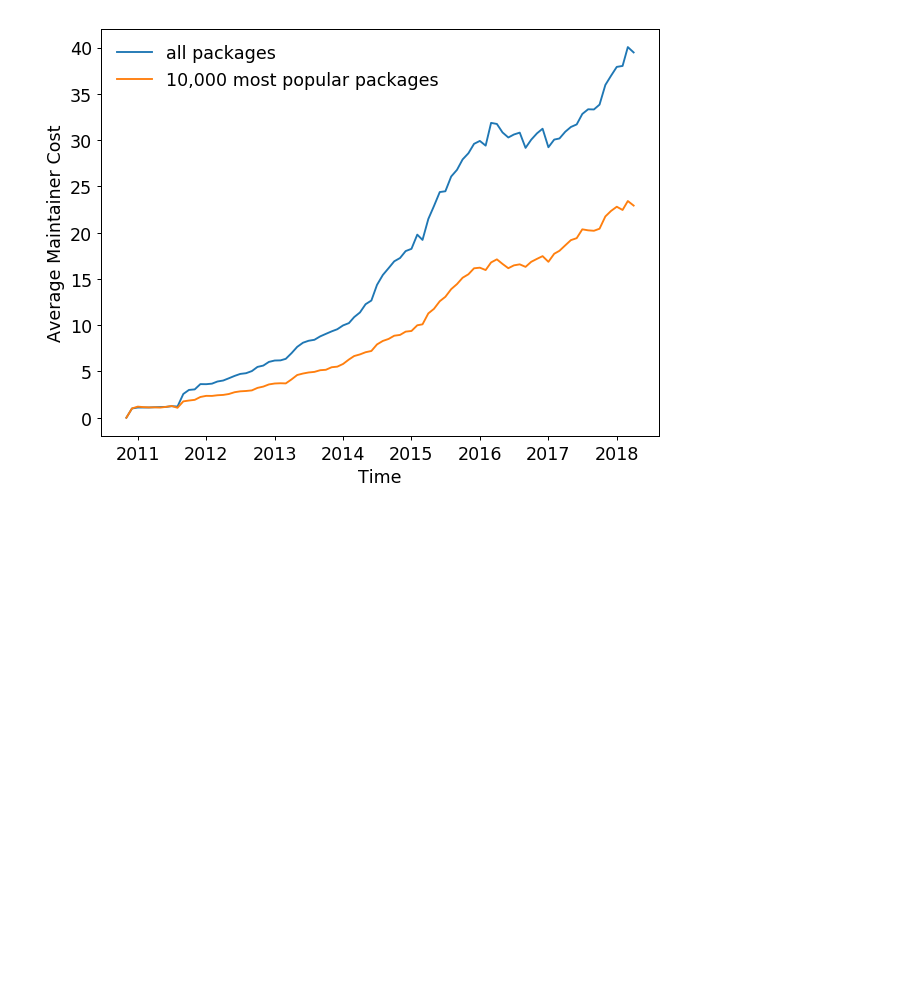
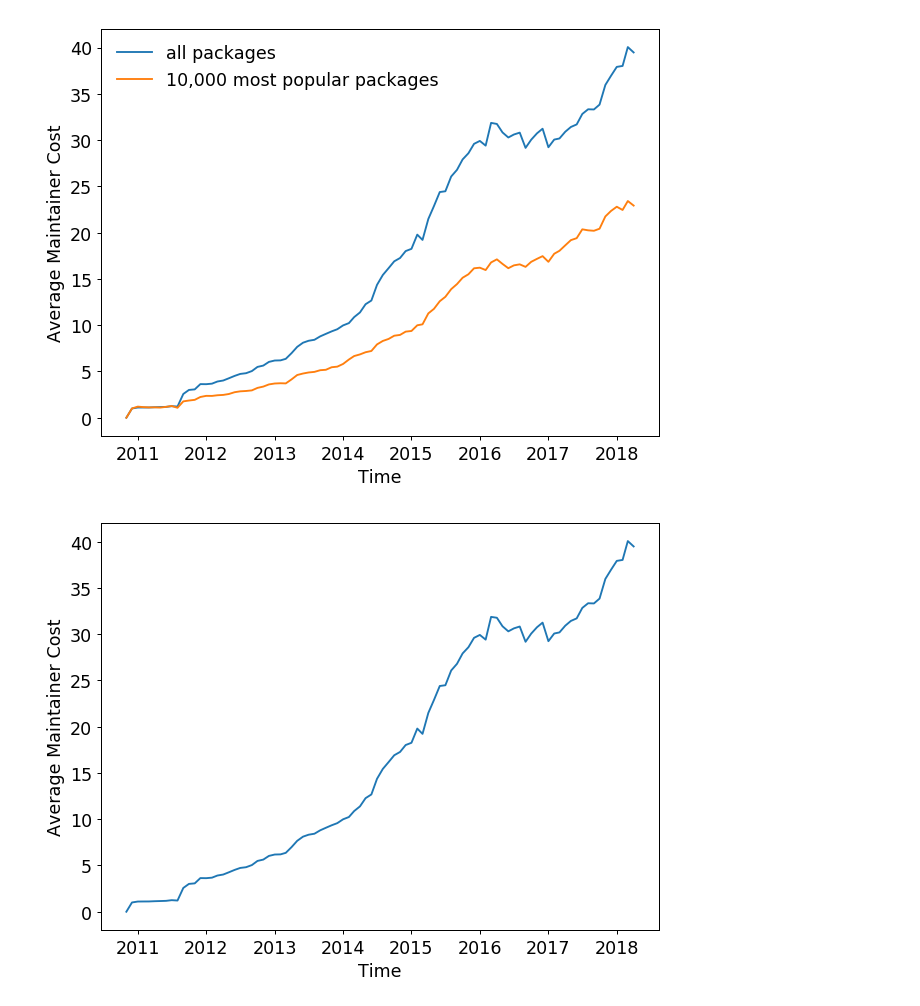
Before and after one commit to markuszm/npm-analysis, a Jupyter notebook: jupyterlab/graphs/MaintainerCost.ipynb, the cells around one changed output. Saved outputs shown, nothing was run; the diff lists cells and outputs as text; code cells hidden in the pictures; blank space fills up the shorter version.

```diff
--- a/jupyterlab/graphs/MaintainerCost.ipynb
+++ b/jupyterlab/graphs/MaintainerCost.ipynb
@@ -43,3 +100,26 @@ plt.legend(loc='best', frameon=False)
 plt.savefig("average_maintainer_cost.png")
 # %% [output]
 [figure]
+# %%
+import pandas as pd
+import matplotlib.pyplot as plt
+
+plt.figure(figsize=(8,6), dpi=90)
+
+plt.rcParams.update({'font.size': 14})
+
+def transformDf(df, key):
+    df[key] = pd.to_datetime(df[key])
+    df = df.set_index(key)
+    return df
+
+globalAvg = pd.read_json('withoutAzer/averageMaintainerCost.json')
+
+globalAvg = transformDf(globalAvg, "Key")
+
+plt.xlabel('Time')
+plt.ylabel('Average Maintainer Cost')
+plt.plot(globalAvg["Value"])
+plt.savefig("withoutAzer/average_maintainer_cost.png")
+# %% [output]
+[figure, added]
```
Also changed, not shown: parts of 3 cells of this notebook, 5 other files.
